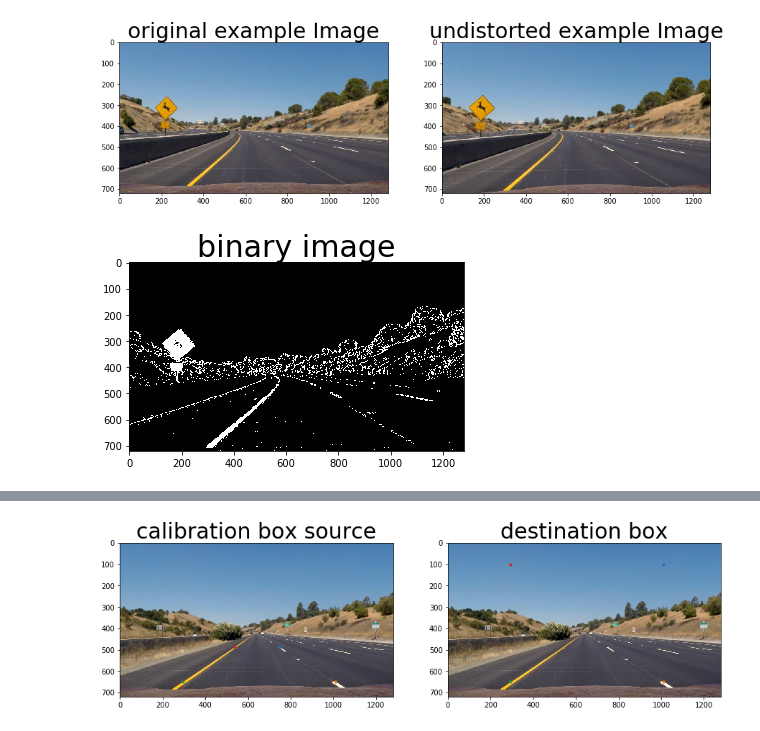
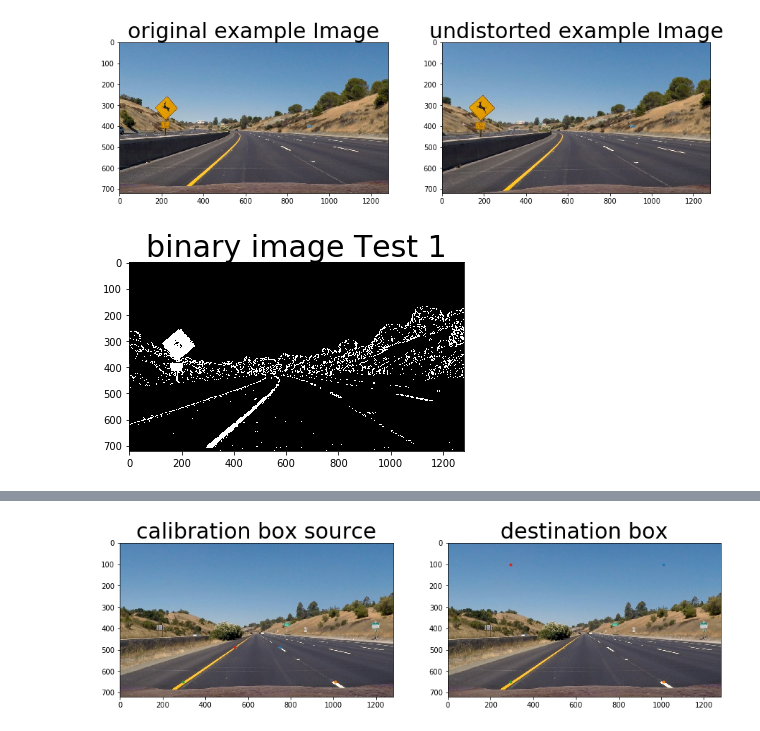
Before and after one commit to TDorau/self-driving-car-nanodegree, a Jupyter notebook: 4-advanced lane finding/code.ipynb, the cells around one changed output, grey strips where cells are left out. Cells and saved outputs as stored; diff of their text form; code cells hidden in the pictures.

```diff
--- a/4-advanced lane finding/code.ipynb
+++ b/4-advanced lane finding/code.ipynb
@@ -80,32 +80,32 @@ gray = cv2.cvtColor(undist, cv2.COLOR_RGB2GRAY)
 
 # Sobel x
 sobelx = cv2.Sobel(gray, cv2.CV_64F, 1, 0) # Take the derivative in x
 abs_sobelx = np.absolute(sobelx) # Absolute x derivative to accentuate lines away from horizontal
 scaled_sobel = np.uint8(255*abs_sobelx/np.max(abs_sobelx))
 
 # Threshold x gradient
 thresh_min = 20
 thresh_max = 100
 sxbinary = np.zeros_like(scaled_sobel)
 sxbinary[(scaled_sobel >= thresh_min) & (scaled_sobel <= thresh_max)] = 1
 
 # Threshold color channel
 s_thresh_min = 170
 s_thresh_max = 255
 s_binary = np.zeros_like(s_channel)
 s_binary[(s_channel >= s_thresh_min) & (s_channel <= s_thresh_max)] = 1
 
 # Stack each channel to view their individual contributions in green and blue respectively
 # This returns a stack of the two binary images, whose components you can see as different colors
 color_binary = np.dstack(( np.zeros_like(sxbinary), sxbinary, s_binary))
 
 # Combine the two binary thresholds
 combined_binary = np.zeros_like(sxbinary)
 combined_binary[(s_binary == 1) | (sxbinary == 1)] = 1
 
 # Plotting thresholded images
 plt.imshow(combined_binary, cmap='gray')
-plt.title('binary image', fontsize=30)
+plt.title('binary image Test 1', fontsize=30)
 plt.show()
 # %% [output]
-[figure, old version]
+[figure, new version]
```
Also changed, not shown: parts of 17 cells of this notebook, 1 other file.
